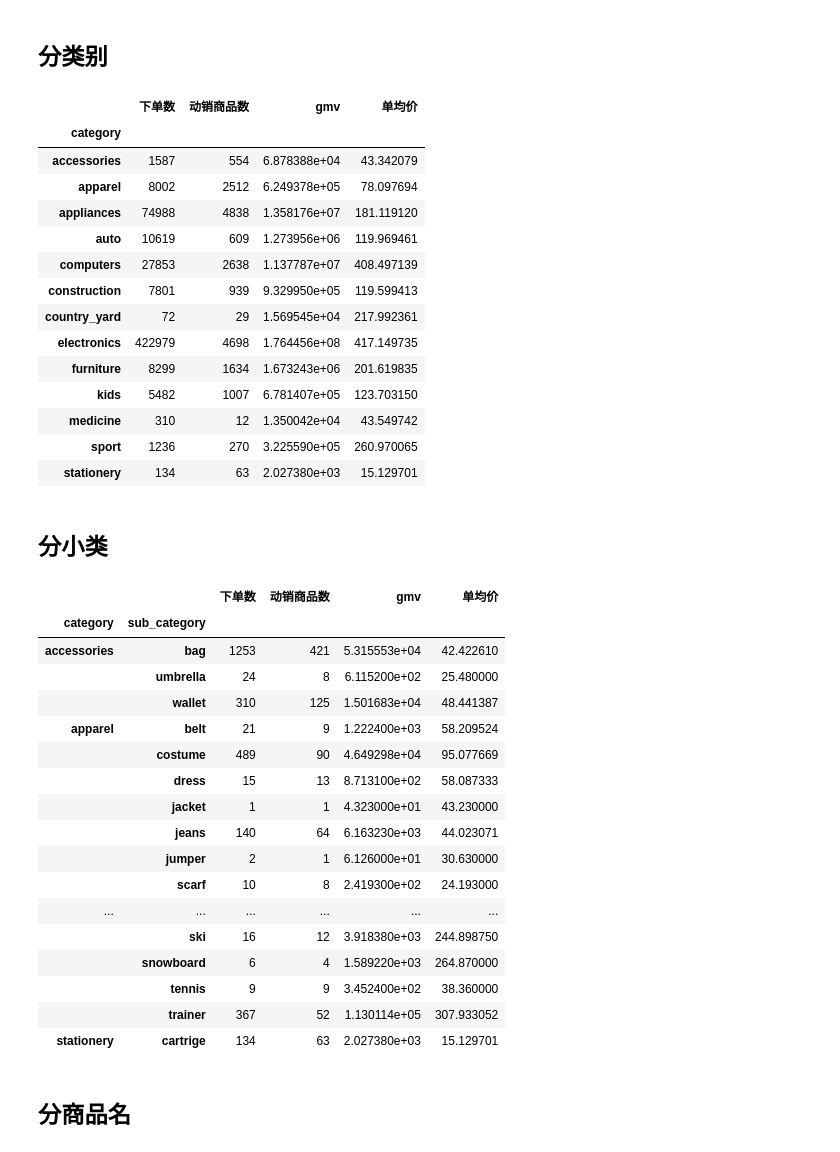
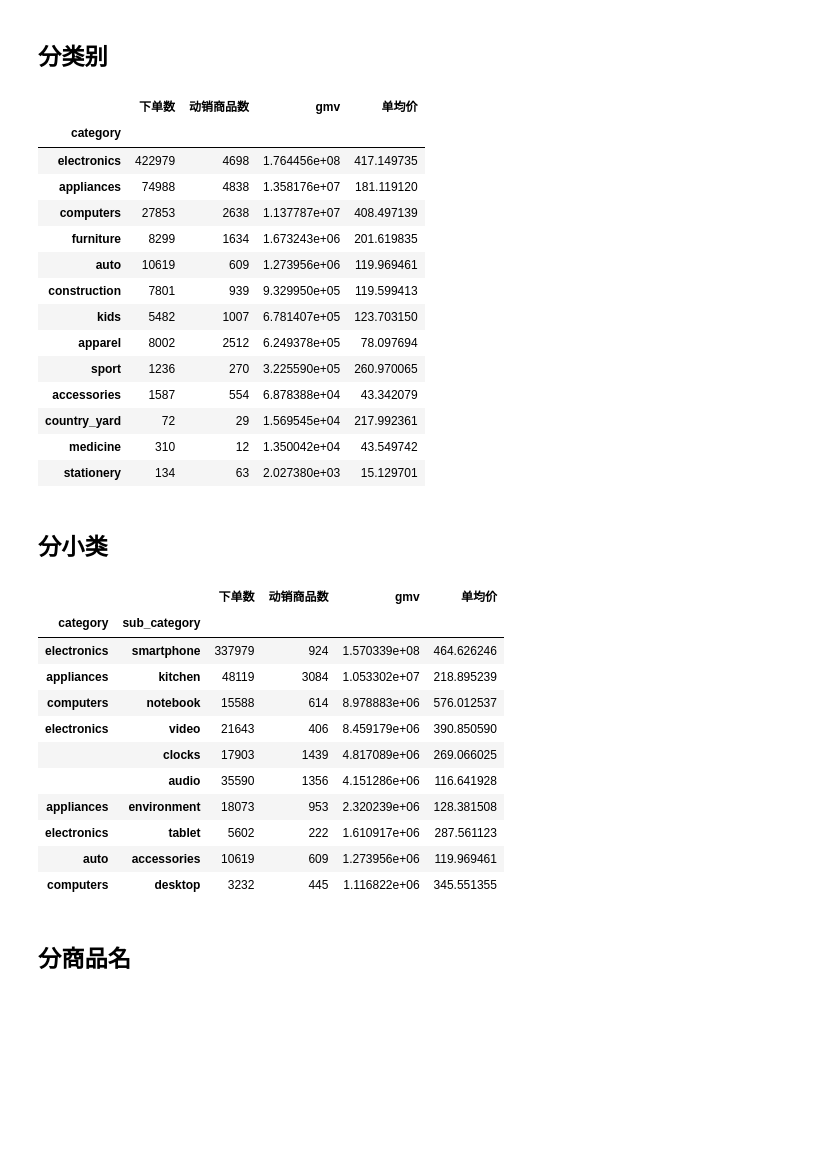
Before and after one commit to Xiqin01/REES46-eCommerce-data-analysis, a Jupyter notebook: 4.商品价值.ipynb, the cells around one changed output. Saved outputs shown, nothing was run; the diff lists cells and outputs as text; code cells hidden in the pictures; blank space fills up the shorter version.

```diff
--- a/4.商品价值.ipynb
+++ b/4.商品价值.ipynb
@@ -82,50 +82,44 @@ product_info
 # %%
 product_info_bycategory = data.query('event_type == "purchase"').groupby('category').agg({'product_id': ['count','nunique'],'price': ['sum','mean']})
 product_info_bycategory.columns = ['下单数','动销商品数','gmv','单均价']
-product_info_bycategory
+product_info_bycategory.sort_values(by='gmv',ascending=False)
 # %% [output]
 |  | 下单数 | 动销商品数 | gmv | 单均价 |
 | category |  |  |  |  |
+| electronics | 422979 | 4698 | 1.764456e+08 | 417.149735 |
+| appliances | 74988 | 4838 | 1.358176e+07 | 181.119120 |
+| computers | 27853 | 2638 | 1.137787e+07 | 408.497139 |
+| furniture | 8299 | 1634 | 1.673243e+06 | 201.619835 |
+| auto | 10619 | 609 | 1.273956e+06 | 119.969461 |
+| construction | 7801 | 939 | 9.329950e+05 | 119.599413 |
+| kids | 5482 | 1007 | 6.781407e+05 | 123.703150 |
+| apparel | 8002 | 2512 | 6.249378e+05 | 78.097694 |
+| sport | 1236 | 270 | 3.225590e+05 | 260.970065 |
 | accessories | 1587 | 554 | 6.878388e+04 | 43.342079 |
-| apparel | 8002 | 2512 | 6.249378e+05 | 78.097694 |
-| appliances | 74988 | 4838 | 1.358176e+07 | 181.119120 |
-| auto | 10619 | 609 | 1.273956e+06 | 119.969461 |
-| computers | 27853 | 2638 | 1.137787e+07 | 408.497139 |
-| construction | 7801 | 939 | 9.329950e+05 | 119.599413 |
 | country_yard | 72 | 29 | 1.569545e+04 | 217.992361 |
-| electronics | 422979 | 4698 | 1.764456e+08 | 417.149735 |
-| furniture | 8299 | 1634 | 1.673243e+06 | 201.619835 |
-| kids | 5482 | 1007 | 6.781407e+05 | 123.703150 |
 | medicine | 310 | 12 | 1.350042e+04 | 43.549742 |
-| sport | 1236 | 270 | 3.225590e+05 | 260.970065 |
 | stationery | 134 | 63 | 2.027380e+03 | 15.129701 |
 # %% [markdown]
 ## 分小类
 # %%
 product_info_bysubcate = data.query('event_type == "purchase"').groupby(['category','sub_category']).agg({'product_id': ['count','nunique'],'price': ['sum','mean']})
 
 product_info_bysubcate.columns =  ['下单数','动销商品数','gmv','单均价']
 
-product_info_bysubcate.query('下单数 > 0')
+product_info_bysubcate.query('下单数 > 0').sort_values('gmv',ascending=False)[:10]
 # %% [output]
 |  |  | 下单数 | 动销商品数 | gmv | 单均价 |
 | category | sub_category |  |  |  |  |
-| accessories | bag | 1253 | 421 | 5.315553e+04 | 42.422610 |
-|  | umbrella | 24 | 8 | 6.115200e+02 | 25.480000 |
-|  | wallet | 310 | 125 | 1.501683e+04 | 48.441387 |
-| apparel | belt | 21 | 9 | 1.222400e+03 | 58.209524 |
-|  | costume | 489 | 90 | 4.649298e+04 | 95.077669 |
-|  | dress | 15 | 13 | 8.713100e+02 | 58.087333 |
-|  | jacket | 1 | 1 | 4.323000e+01 | 43.230000 |
-|  | jeans | 140 | 64 | 6.163230e+03 | 44.023071 |
-|  | jumper | 2 | 1 | 6.126000e+01 | 30.630000 |
-|  | scarf | 10 | 8 | 2.419300e+02 | 24.193000 |
-| ... | ... | ... | ... | ... | ... |
-|  | ski | 16 | 12 | 3.918380e+03 | 244.898750 |
-|  | snowboard | 6 | 4 | 1.589220e+03 | 264.870000 |
-|  | tennis | 9 | 9 | 3.452400e+02 | 38.360000 |
-|  | trainer | 367 | 52 | 1.130114e+05 | 307.933052 |
-| stationery | cartrige | 134 | 63 | 2.027380e+03 | 15.129701 |
+| electronics | smartphone | 337979 | 924 | 1.570339e+08 | 464.626246 |
+| appliances | kitchen | 48119 | 3084 | 1.053302e+07 | 218.895239 |
+| computers | notebook | 15588 | 614 | 8.978883e+06 | 576.012537 |
+| electronics | video | 21643 | 406 | 8.459179e+06 | 390.850590 |
+|  | clocks | 17903 | 1439 | 4.817089e+06 | 269.066025 |
+|  | audio | 35590 | 1356 | 4.151286e+06 | 116.641928 |
+| appliances | environment | 18073 | 953 | 2.320239e+06 | 128.381508 |
+| electronics | tablet | 5602 | 222 | 1.610917e+06 | 287.561123 |
+| auto | accessories | 10619 | 609 | 1.273956e+06 | 119.969461 |
+| computers | desktop | 3232 | 445 | 1.116822e+06 | 345.551355 |
 # %% [markdown]
 ## 分商品名
 # %%
```
Also changed, not shown: parts of 3 cells of this notebook, 16 other files.
